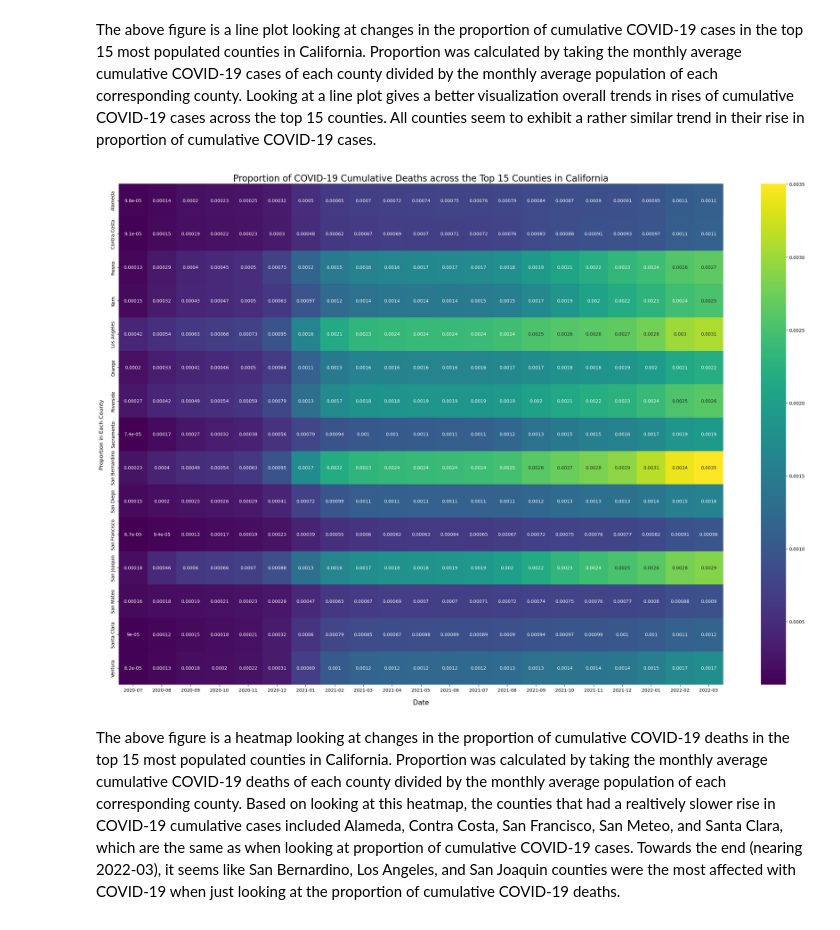
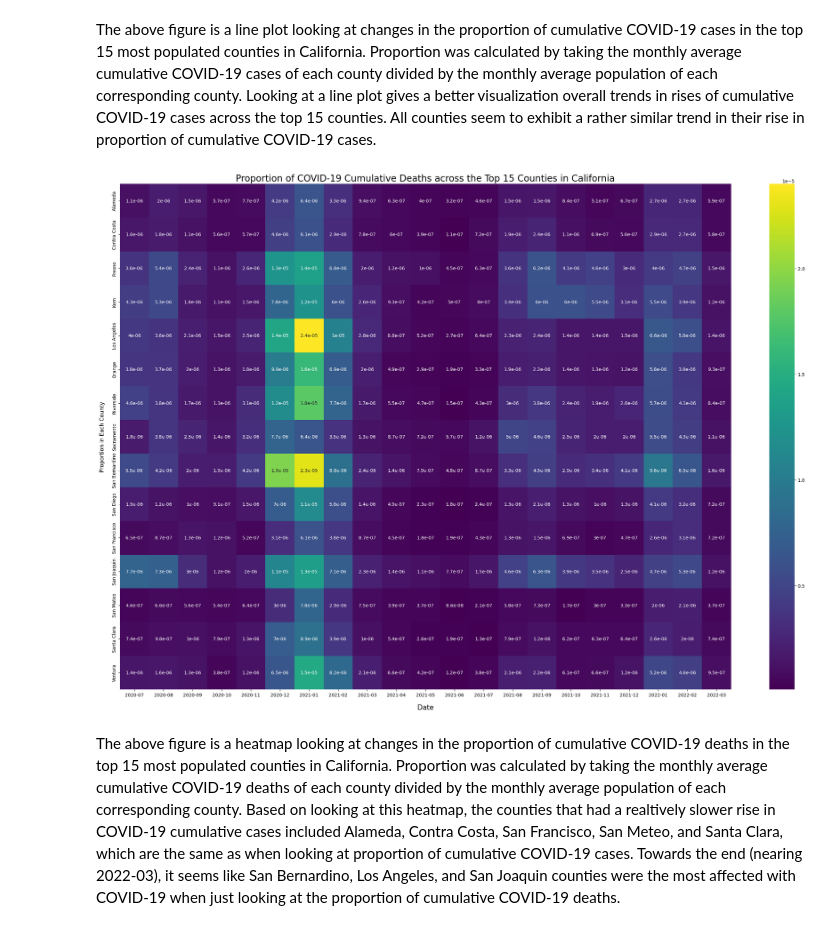
Before and after one commit to COGS108/Group022_WI24, a Jupyter notebook: FinalProject_Group022_WI24.ipynb, the cells around one changed output. Cells and saved outputs as stored; diff of their text form; code cells hidden in the pictures.

Commit message:
edit merged dataset to include necessary columns, make corresponding changes

```diff
--- a/FinalProject_Group022_WI24.ipynb
+++ b/FinalProject_Group022_WI24.ipynb
@@ -186,5 +186,8 @@ covid_cases_df = covid_cases_df.drop(['cumulative_cases', 'cumulative_deaths', '
 # group dataframe and calculate mean values
 covid_cases_df = covid_cases_df.groupby(['area', 'year_month', 'population'], group_keys= True).mean().reset_index()
 
+# rename 'area' column
+covid_cases_df.rename(columns={'area': 'county'}, inplace=True)
+
 covid_cases_df
 # %% [output]
@@ -384,16 +387,34 @@ dtype: int64
 # %% [markdown]
 ## Merge all datasets into one:
 # %%
-data = pd.merge(covid_cases_df, hospital_df, how='inner', left_on=['area', 'year_month'], right_on=['county', 'year_month'])
-# data = pd.merge(data, vaccine_df, how='inner', left_on=['area', 'year_month'], right_on=['county', 'year_month'])
-data = pd.merge(data, crime_df, how='inner', left_on=['area', 'year_month'], right_on=['county', 'year_month'])
-data = data.drop(['county_x', 'county_y'], axis=1)
-data = data.rename(columns={'area':'county'})
+# merge covid cases, covid hospitalization, and crime rate datasets
+data = pd.merge(covid_cases_df[['county', 'year_month', 'population', 'cases', 'deaths', 'positive_tests']],
+                hospital_df[['county', 'year_month', 'hospitalized_covid_patients']],
+                how='inner',
+                on=['county', 'year_month'])
+data = pd.merge(data, vaccine_df[['county', 'year_month', 'fully_vaccinated']],
+                how='inner',
+                on=['county', 'year_month'])
+data = pd.merge(data, crime_df[['county', 'year_month', 'Violent_sum']],
+                how='inner',
+                on=['county', 'year_month'])
 
-data['violent_crime_proportion'] = (data['Violent_sum'] / data['population'])
 
+# calculating the proportions for each of the variables in merged dataframe
+data_columns = ['cases', 'deaths', 'positive_tests', 'hospitalized_covid_patients', 'fully_vaccinated', 'Violent_sum']
+for col in data_columns:
+    proportion = data[col]/data['population']
+
+    # Determine the position to insert the new column
+    existing_column_position = data.columns.get_loc(col)
+
+    # Insert the new column after 'existing_column'
+    data.insert(existing_column_position + 1, ('proportion of ' + col), proportion)
+
+
+# calculate percent change in covid and crime
 data = data.sort_values(by = ['county', 'year_month'])
-summed =  ['cases','deaths', 'positive_tests', 'hospitalized_covid_patients']
+summed = ['cases','deaths', 'positive_tests', 'hospitalized_covid_patients']
 
 data['percent_change_covid'] = data[summed].sum(axis = 1).div(4, axis = 0)
 data['percent_change_covid'] = data.groupby('county')['percent_change_covid'].pct_change()
@@ -504,24 +525,24 @@ The above figure is a line plot looking at changes in the proportion of cumulati
 # %%
 """
 Generating a heatmap of date/time vs proportion of cumulative COVID-19 deaths
 """
 
 plt.figure(figsize=(30, 20))
 
 # Pivot the DataFrame to create a matrix suitable for a heatmap
-heatmap_data = monthly_average_prop.pivot(index='area', columns='year_month', values='proportion of cumulative_deaths')
+heatmap_data = monthly_average_prop.pivot(index='county', columns='year_month', values='proportion of deaths')
 
 # Plot the heatmap
 sns.heatmap(data=heatmap_data, cmap='viridis', annot=True)  # You can choose a different colormap
 
 plt.title('Proportion of COVID-19 Cumulative Deaths across the Top 15 Counties in California', fontsize=20)
 plt.xlabel('Date', fontsize = 15, labelpad=15)
 plt.ylabel('Proportion in Each County', fontsize = 12, labelpad=15)
 
 # Show the plot
 plt.show()
 # %% [output]
-[figure, old version]
+[figure, new version]
 # %% [markdown]
 The above figure is a heatmap looking at changes in the proportion of cumulative COVID-19 deaths in the top 15 most populated counties in California. Proportion was calculated by taking the monthly average cumulative COVID-19 deaths of each county divided by the monthly average population of each corresponding county. Based on looking at this heatmap, the counties that had a realtively slower rise in COVID-19 cumulative cases included Alameda, Contra Costa, San Francisco, San Meteo, and Santa Clara, which are the same as when looking at proportion of cumulative COVID-19 cases. Towards the end (nearing 2022-03), it seems like San Bernardino, Los Angeles, and San Joaquin counties were the most affected with COVID-19 when just looking at the proportion of cumulative COVID-19 deaths.
 # %%
```
Also changed, not shown: parts of 10 cells of this notebook.
